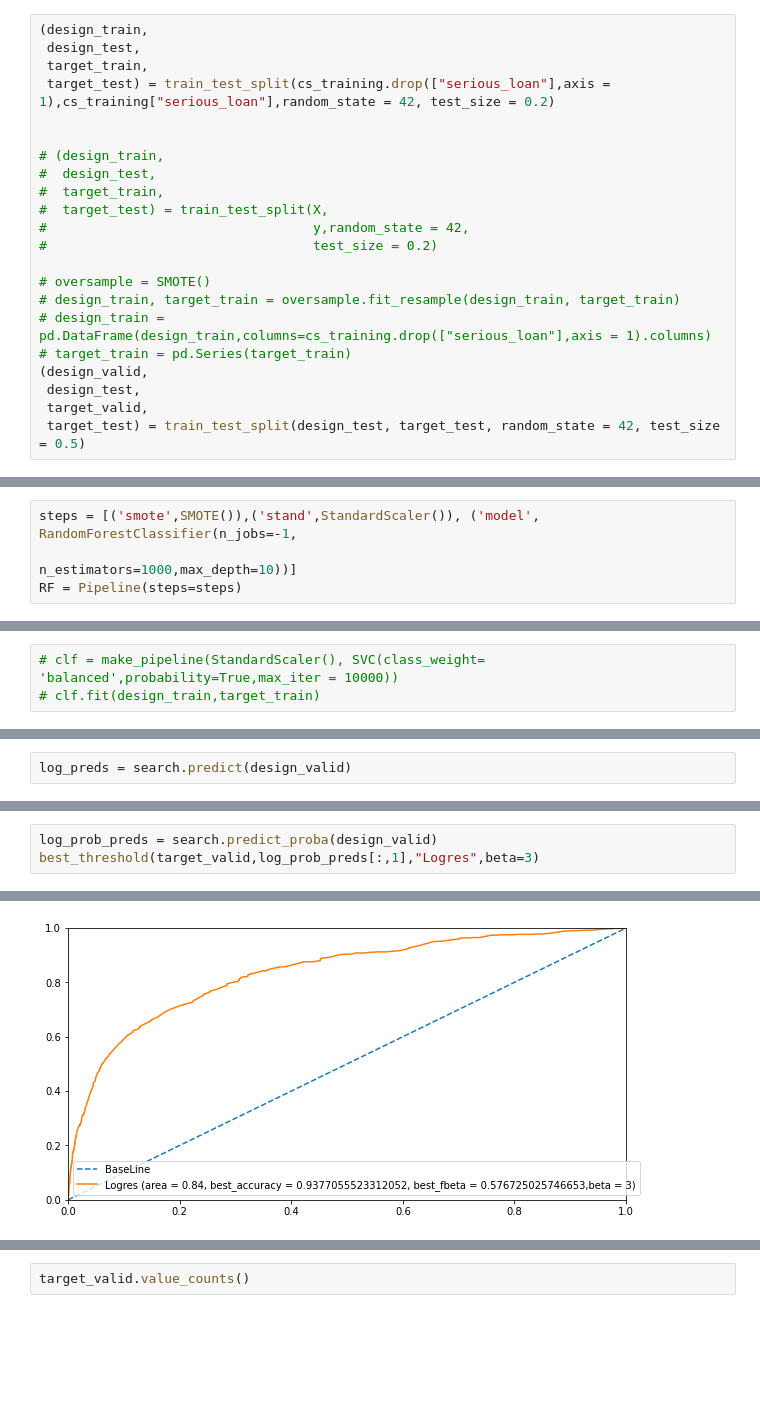
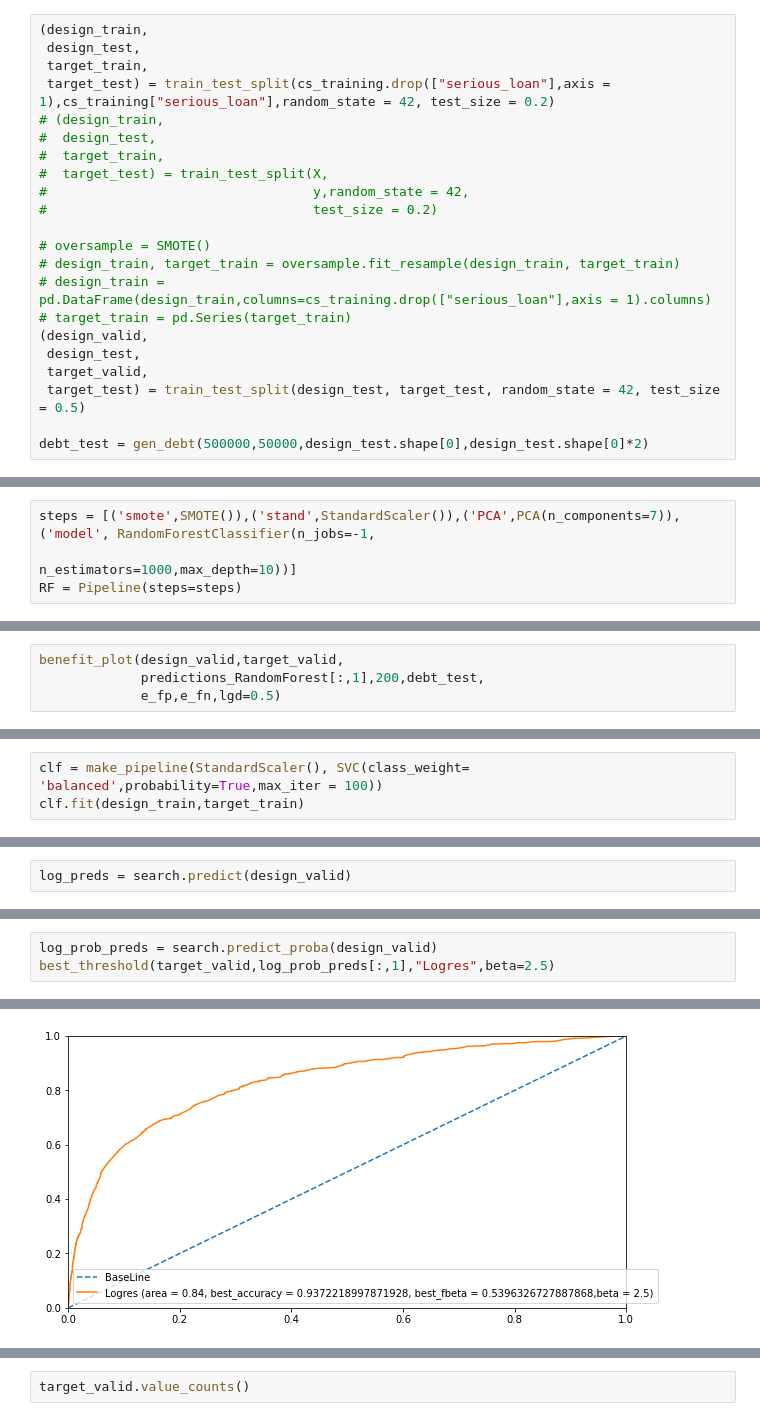
Before and after one commit to Stuksus/Credit_scoring_model, a Jupyter notebook: main.ipynb, the cells around one changed output, grey strips where cells are left out. Saved outputs shown, nothing was run; the diff lists cells and outputs as text; blank space fills up the shorter version.

```diff
--- a/main.ipynb
+++ b/main.ipynb
@@ -1236,8 +1289,6 @@ cs_training = pd.get_dummies(cs_training)
  design_test,
  target_train,
  target_test) = train_test_split(cs_training.drop(["serious_loan"],axis = 1),cs_training["serious_loan"],random_state = 42, test_size = 0.2)
-
-
 # (design_train,
 #  design_test,
 #  target_train,
@@ -1253,3 +1304,5 @@ cs_training = pd.get_dummies(cs_training)
  design_test,
  target_valid,
  target_test) = train_test_split(design_test, target_test, random_state = 42, test_size = 0.5)
+
+debt_test = gen_debt(500000,50000,design_test.shape[0],design_test.shape[0]*2)
@@ -1261,5 +1322,5 @@ cs_training = pd.get_dummies(cs_training)
 # %%
-steps = [('smote',SMOTE()),('stand',StandardScaler()), ('model', RandomForestClassifier(n_jobs=-1,
+steps = [('smote',SMOTE()),('stand',StandardScaler()),('PCA',PCA(n_components=7)), ('model', RandomForestClassifier(n_jobs=-1,
                                                             n_estimators=1000,max_depth=10))]
 RF = Pipeline(steps=steps)
 # %%
@@ -1309,0 +1362,4 @@ Best accuracy: 0.9358676726639582, threshold: 0.9291774328152268
+# %%
+benefit_plot(design_valid,target_valid,
+             predictions_RandomForest[:,1],200,debt_test,
+             e_fp,e_fn,lgd=0.5)
@@ -1335,4 +1389,4 @@ SVM
 # %%
-# clf = make_pipeline(StandardScaler(), SVC(class_weight= 'balanced',probability=True,max_iter = 10000))
-# clf.fit(design_train,target_train)
+clf = make_pipeline(StandardScaler(), SVC(class_weight= 'balanced',probability=True,max_iter = 100))
+clf.fit(design_train,target_train)
 # %%
@@ -1469,4 +1480,4 @@ f1_score(target_valid,log_preds)
 # %%
 log_prob_preds = search.predict_proba(design_valid)
-best_threshold(target_valid,log_prob_preds[:,1],"Logres",beta=3)
+best_threshold(target_valid,log_prob_preds[:,1],"Logres",beta=2.5)
 # %% [output]
@@ -1475,4 +1486,4 @@ Best accuracy: 0.9377055523312052, threshold: 0.9445818129117904
-[figure, old version]
+[figure, new version]
 # %%
 confusion_matrix(target_valid,log_preds)
 # %% [output]
```
Also changed, not shown: parts of 70 cells of this notebook.
